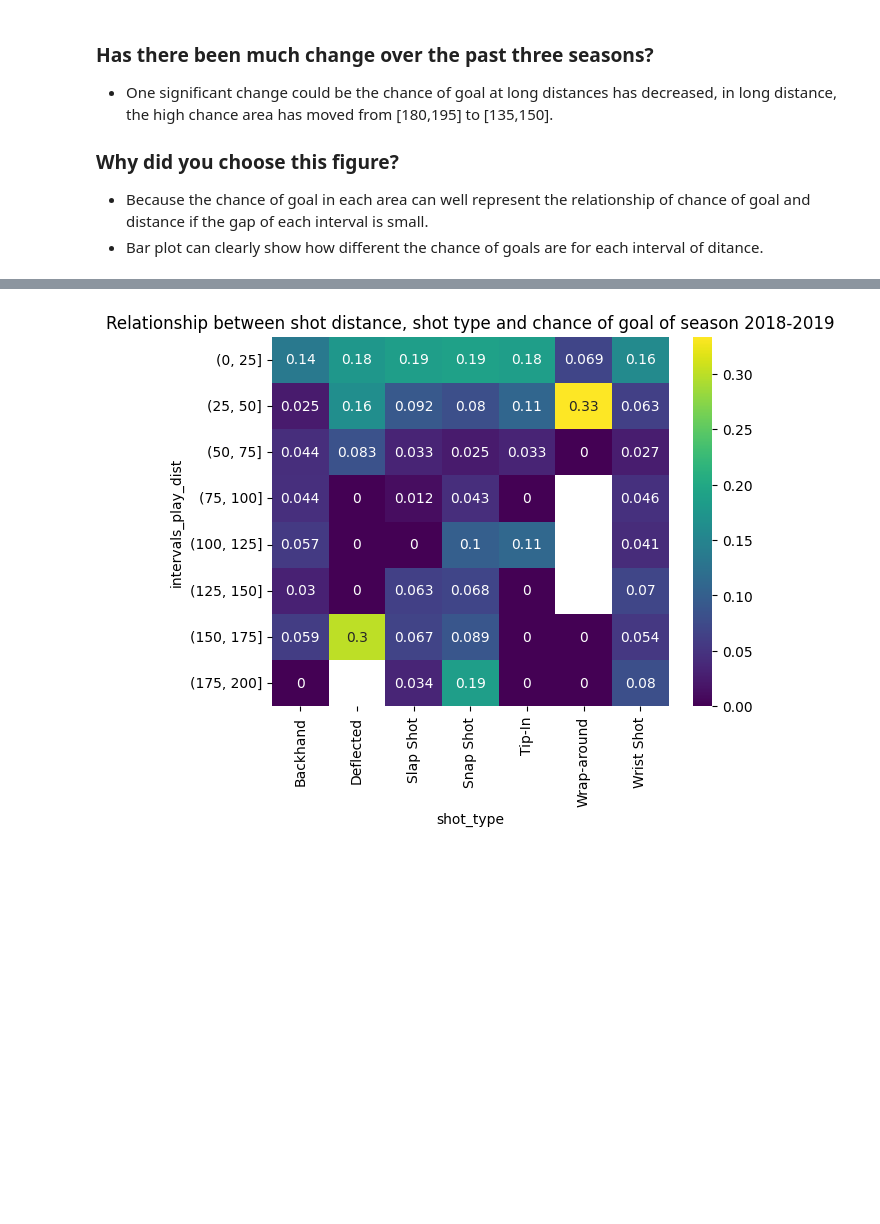
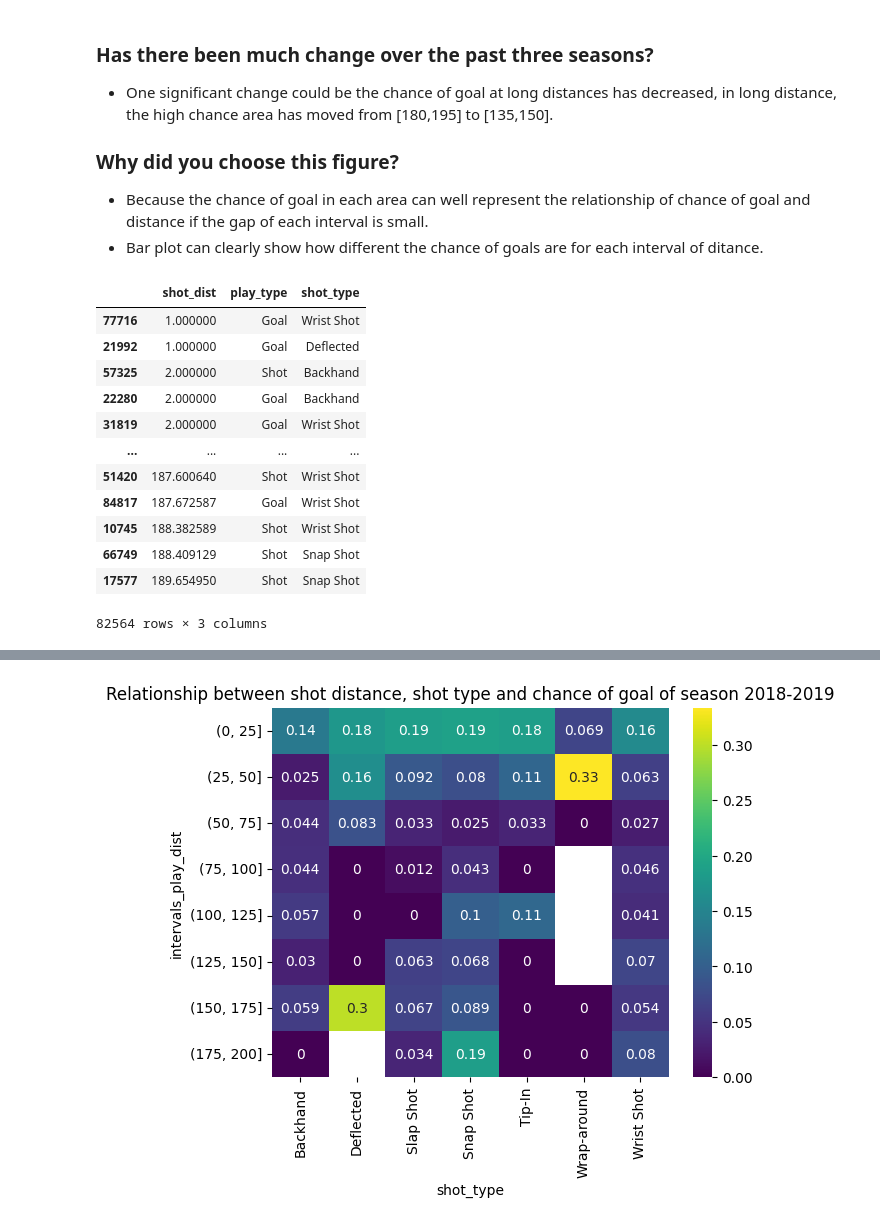
Before and after one commit to hfereidouni/DataScience, a Jupyter notebook: CodeBase/visualization_pt1.ipynb, the cells around one changed output, grey strips where cells are left out. Drawn from its saved outputs; the diff is of its cells as text; code cells hidden in the pictures; blank space fills up the shorter version.

```diff
--- a/CodeBase/visualization_pt1.ipynb
+++ b/CodeBase/visualization_pt1.ipynb
@@ -122,3 +237,22 @@ dist_shot_plot(2020,season_2020_path,15)
 ### Why did you choose this figure?
 - Because the chance of goal in each area can well represent the relationship of chance of goal and distance if the gap of each interval is small.
 - Bar plot can clearly show how different the chance of goals are for each interval of ditance.
+# %%
+df_whole = df_18[["shot_dist","play_type","shot_type"]]
+idx = ~pd.isna(df_18["shot_dist"])
+df_whole = df_whole.loc[idx].sort_values('shot_dist')
+df_whole
+# %% [output]
+|  | shot_dist | play_type | shot_type |
+| 77716 | 1.000000 | Goal | Wrist Shot |
+| 21992 | 1.000000 | Goal | Deflected |
+| 57325 | 2.000000 | Shot | Backhand |
+| 22280 | 2.000000 | Goal | Backhand |
+| 31819 | 2.000000 | Goal | Wrist Shot |
+| ... | ... | ... | ... |
+| 51420 | 187.600640 | Shot | Wrist Shot |
+| 84817 | 187.672587 | Goal | Wrist Shot |
+| 10745 | 188.382589 | Shot | Wrist Shot |
+| 66749 | 188.409129 | Shot | Snap Shot |
+| 17577 | 189.654950 | Shot | Snap Shot |
+82564 rows × 3 columns
```
Also changed, not shown: parts of 7 cells of this notebook, 1 other file.
